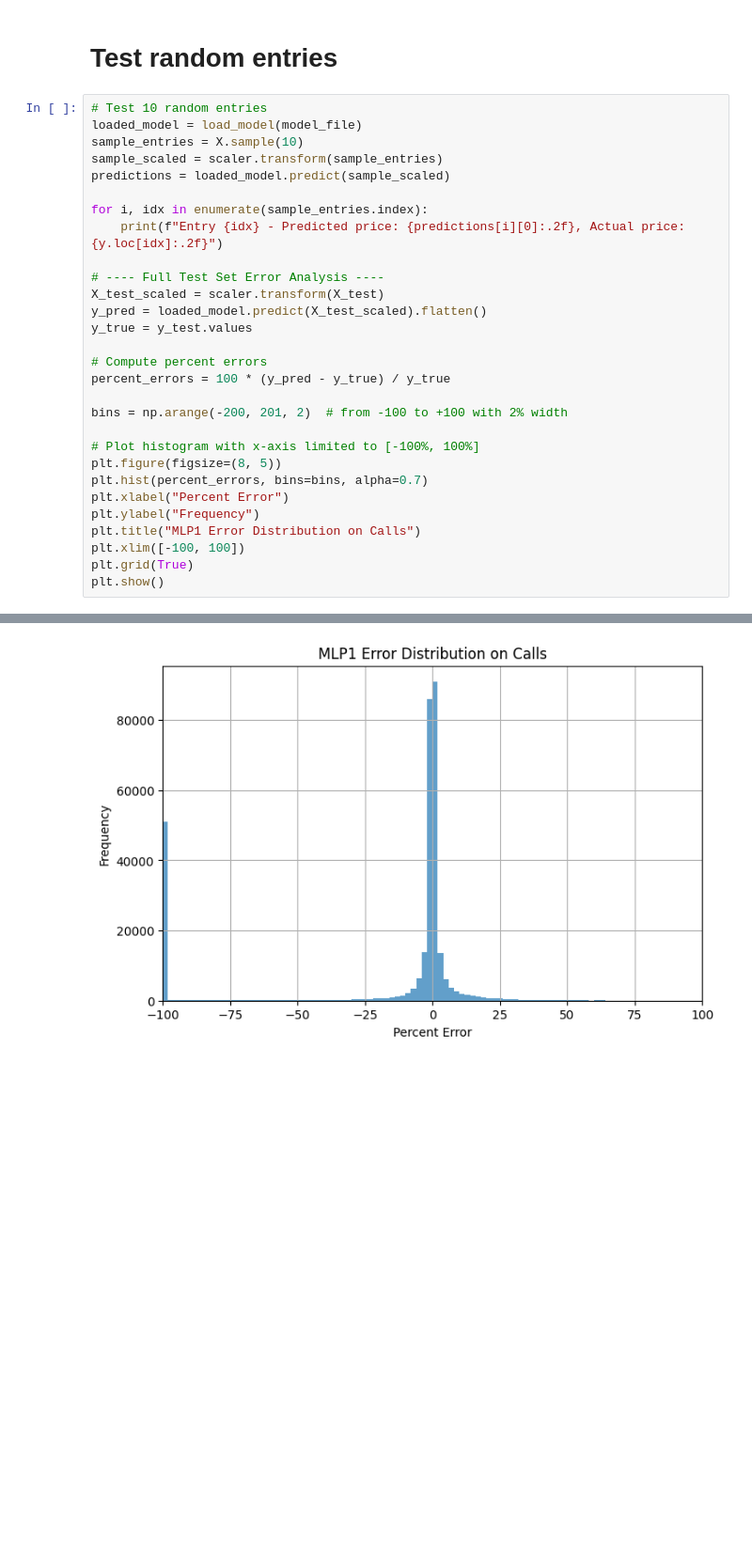
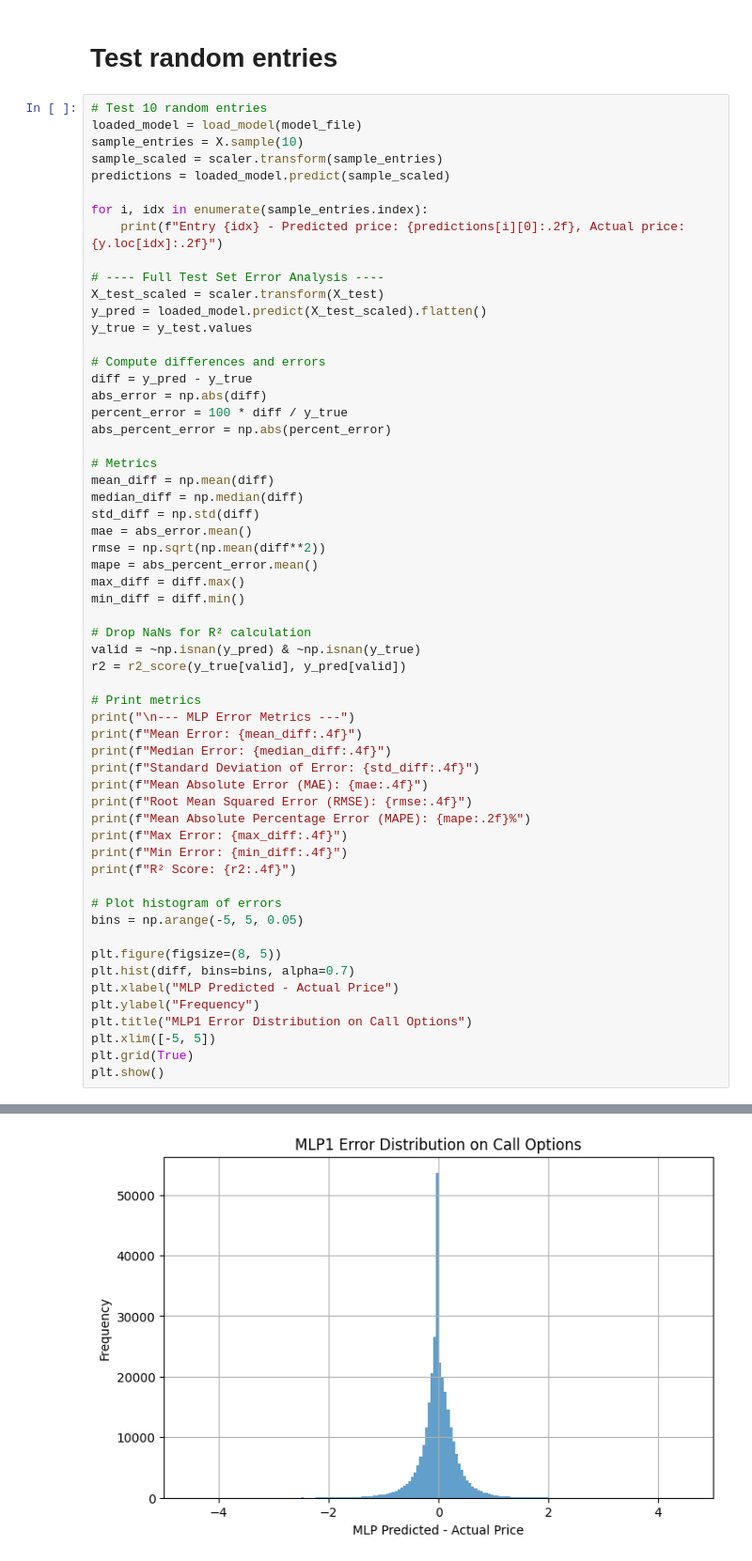
Before and after one commit to AdamK14/CS-4641-Project, a Jupyter notebook: MLP1/mlp1_calls.ipynb, the cells around one changed output, grey strips where cells are left out. Shown: that part at 94% size. Drawn from its saved outputs; the diff is of its cells as text; blank space fills up the shorter version.

Commit message:
finished mlp1 and bs error analysis stats

```diff
--- a/MLP1/mlp1_calls.ipynb
+++ b/MLP1/mlp1_calls.ipynb
@@ -280,18 +281,47 @@ X_test_scaled = scaler.transform(X_test)
 y_pred = loaded_model.predict(X_test_scaled).flatten()
 y_true = y_test.values
 
-# Compute percent errors
-percent_errors = 100 * (y_pred - y_true) / y_true
+# Compute differences and errors
+diff = y_pred - y_true
+abs_error = np.abs(diff)
+percent_error = 100 * diff / y_true
+abs_percent_error = np.abs(percent_error)
 
-bins = np.arange(-200, 201, 2)  # from -100 to +100 with 2% width
+# Metrics
+mean_diff = np.mean(diff)
+median_diff = np.median(diff)
+std_diff = np.std(diff)
+mae = abs_error.mean()
+rmse = np.sqrt(np.mean(diff**2))
+mape = abs_percent_error.mean()
+max_diff = diff.max()
+min_diff = diff.min()
 
-# Plot histogram with x-axis limited to [-100%, 100%]
+# Drop NaNs for R² calculation
+valid = ~np.isnan(y_pred) & ~np.isnan(y_true)
+r2 = r2_score(y_true[valid], y_pred[valid])
+
+# Print metrics
+print("\n--- MLP Error Metrics ---")
+print(f"Mean Error: {mean_diff:.4f}")
+print(f"Median Error: {median_diff:.4f}")
+print(f"Standard Deviation of Error: {std_diff:.4f}")
+print(f"Mean Absolute Error (MAE): {mae:.4f}")
+print(f"Root Mean Squared Error (RMSE): {rmse:.4f}")
+print(f"Mean Absolute Percentage Error (MAPE): {mape:.2f}%")
+print(f"Max Error: {max_diff:.4f}")
+print(f"Min Error: {min_diff:.4f}")
+print(f"R² Score: {r2:.4f}")
+
+# Plot histogram of errors
+bins = np.arange(-5, 5, 0.05)
+
 plt.figure(figsize=(8, 5))
-plt.hist(percent_errors, bins=bins, alpha=0.7)
-plt.xlabel("Percent Error")
+plt.hist(diff, bins=bins, alpha=0.7)
+plt.xlabel("MLP Predicted - Actual Price")
 plt.ylabel("Frequency")
-plt.title("MLP1 Error Distribution on Calls")
-plt.xlim([-100, 100])
+plt.title("MLP1 Error Distribution on Call Options")
+plt.xlim([-5, 5])
 plt.grid(True)
 plt.show()
 # %% [output]
@@ -315 +351 @@ WARNING:tensorflow:6 out of the last 9689 calls to <function TensorFlowTrainer.m
-[figure, old version]
+[figure, new version]
```
Also changed, not shown: parts of 7 cells of this notebook, 5 other files.
